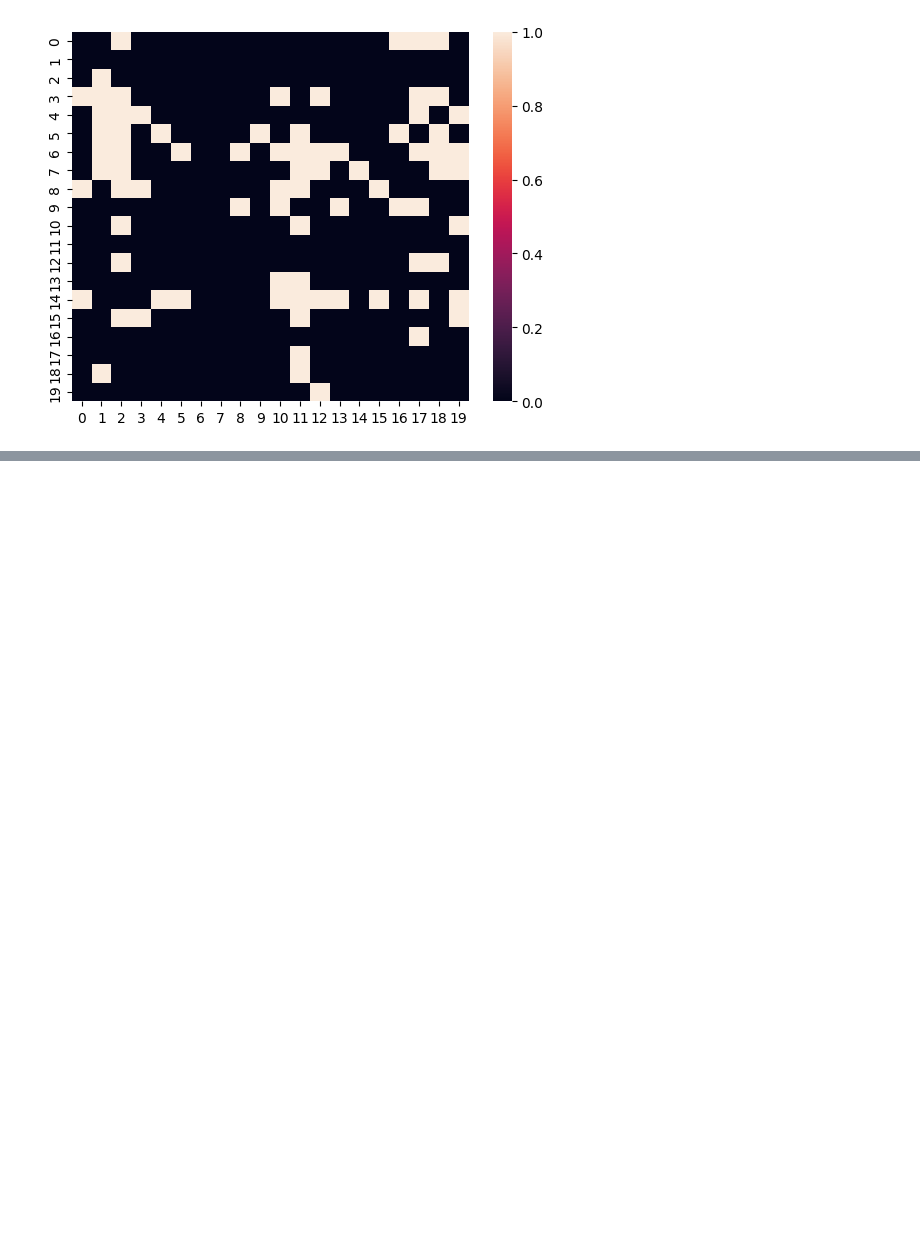
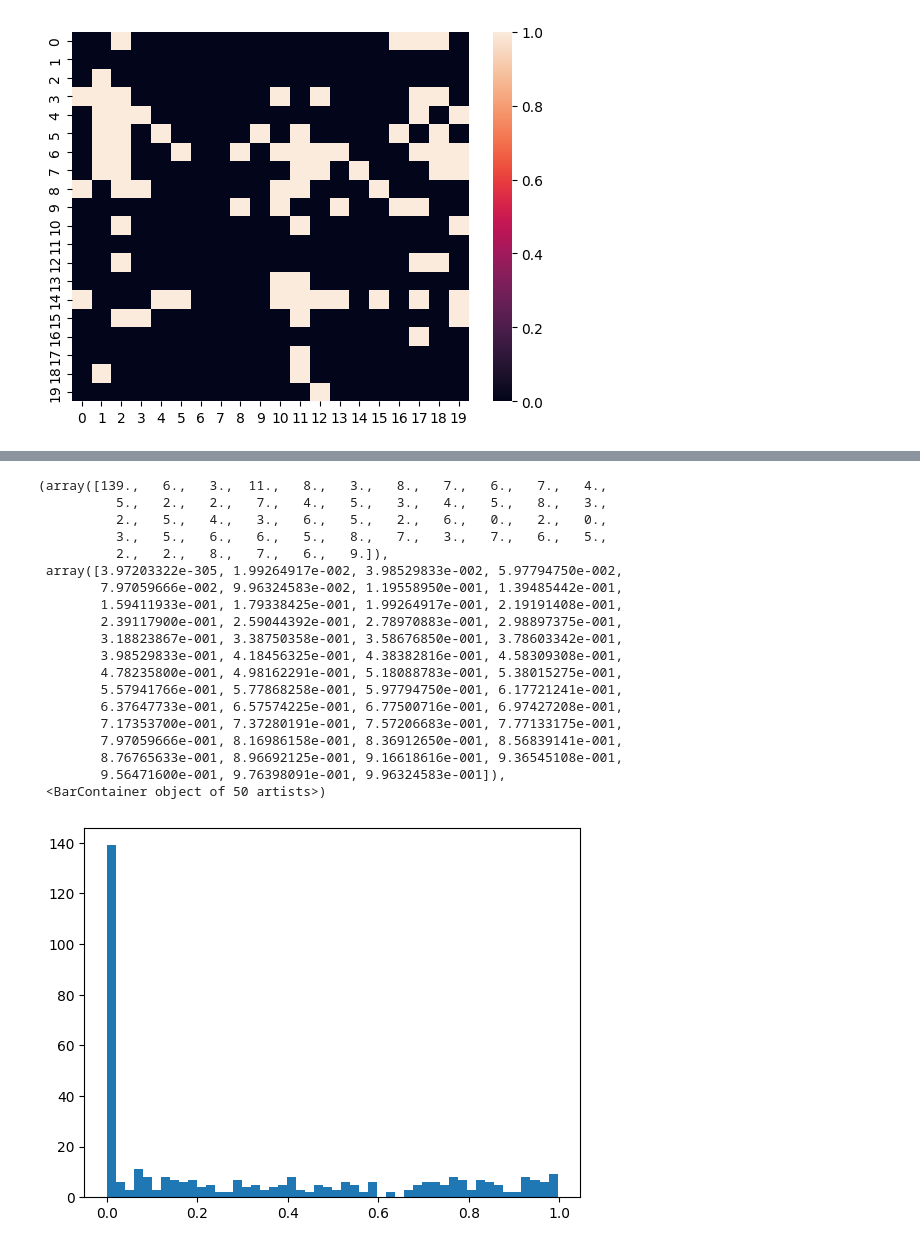
Before and after one commit to azizilab/sdcd, a Jupyter notebook: notebooks/causal_prescreen.ipynb, the cells around one changed output, grey strips where cells are left out. Saved outputs shown, nothing was run; the diff lists cells and outputs as text; code cells hidden in the pictures; blank space fills up the shorter version.

Commit message:
try KS and limiting num parents etc

```diff
--- a/notebooks/causal_prescreen.ipynb
+++ b/notebooks/causal_prescreen.ipynb
@@ -46,0 +49,3 @@ array([[  0.        ,  -8.28272168,   0.46657161, ...,  19.45343763,
+# %%
+X_df = generate_full_interventional_set(B_true, n, "mlp", knockdown_eff=1.0, seed=126)
+X_df
@@ -46,0 +66,25 @@ array([[  0.        ,  -8.28272168,   0.46657161, ...,  19.45343763,
+# %%
+# KS Test based filtering
+def compute_p_values(X_df):
+    edge_rows = []
+    d = X_df.shape[1] - 1
+    observational_X_df = X_df[X_df.perturbation_label == "obs"]
+    for target_gene_idx in tqdm(range(d)):
+        for candidate_parent_idx in range(d):
+            if target_gene_idx == candidate_parent_idx:
+                continue
+            cand_int_subset_df = X_df[X_df.perturbation_label == candidate_parent_idx]
+            ks_stat, pval = scipy.stats.kstest(observational_X_df.loc[:, target_gene_idx].to_numpy(), cand_int_subset_df.loc[:, target_gene_idx].to_numpy())
+            edge_rows.append((candidate_parent_idx, target_gene_idx, pval))
+    edges_df = pd.DataFrame(edge_rows, columns=["candidate_parent_idx", "target_gene_idx", "pval"])
+
+    # Compute BH corrected pvals
+    edges_df = edges_df.sort_values("pval")
+    n_pvals = edges_df.shape[0]
+    edges_df["pval_rank"] = np.arange(1, edges_df.shape[0] + 1)
+    edges_df["pval_adj"] = edges_df["pval"] * n_pvals / edges_df["pval_rank"]
+
+    return edges_df
+# %%
+ks_edges_df = compute_p_values(X_df)
+ks_edges_df.head()
@@ -46,0 +98,23 @@ array([[  0.        ,  -8.28272168,   0.46657161, ...,  19.45343763,
+# %%
+plt.hist(ks_edges_df["pval_adj"], bins=50)
+# %% [output]
+(array([139.,   6.,   3.,  11.,   8.,   3.,   8.,   7.,   6.,   7.,   4.,
+          5.,   2.,   2.,   7.,   4.,   5.,   3.,   4.,   5.,   8.,   3.,
+          2.,   5.,   4.,   3.,   6.,   5.,   2.,   6.,   0.,   2.,   0.,
+          3.,   5.,   6.,   6.,   5.,   8.,   7.,   3.,   7.,   6.,   5.,
+          2.,   2.,   8.,   7.,   6.,   9.]),
+ array([3.97203322e-305, 1.99264917e-002, 3.98529833e-002, 5.97794750e-002,
+        7.97059666e-002, 9.96324583e-002, 1.19558950e-001, 1.39485442e-001,
+        1.59411933e-001, 1.79338425e-001, 1.99264917e-001, 2.19191408e-001,
+        2.39117900e-001, 2.59044392e-001, 2.78970883e-001, 2.98897375e-001,
+        3.18823867e-001, 3.38750358e-001, 3.58676850e-001, 3.78603342e-001,
+        3.98529833e-001, 4.18456325e-001, 4.38382816e-001, 4.58309308e-001,
+        4.78235800e-001, 4.98162291e-001, 5.18088783e-001, 5.38015275e-001,
+        5.57941766e-001, 5.77868258e-001, 5.97794750e-001, 6.17721241e-001,
+        6.37647733e-001, 6.57574225e-001, 6.77500716e-001, 6.97427208e-001,
+        7.17353700e-001, 7.37280191e-001, 7.57206683e-001, 7.77133175e-001,
+        7.97059666e-001, 8.16986158e-001, 8.36912650e-001, 8.56839141e-001,
+        8.76765633e-001, 8.96692125e-001, 9.16618616e-001, 9.36545108e-001,
+        9.56471600e-001, 9.76398091e-001, 9.96324583e-001]),
+ <BarContainer object of 50 artists>)
+[figure, added]
```
Also changed, not shown: parts of 25 cells of this notebook, 1 other file.
